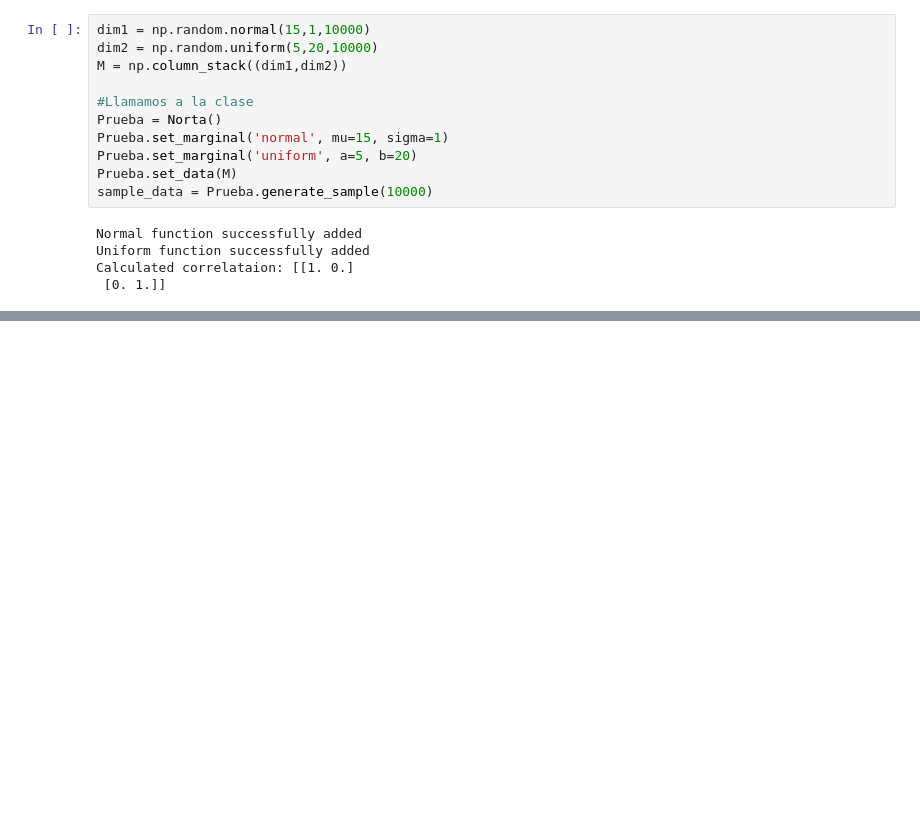
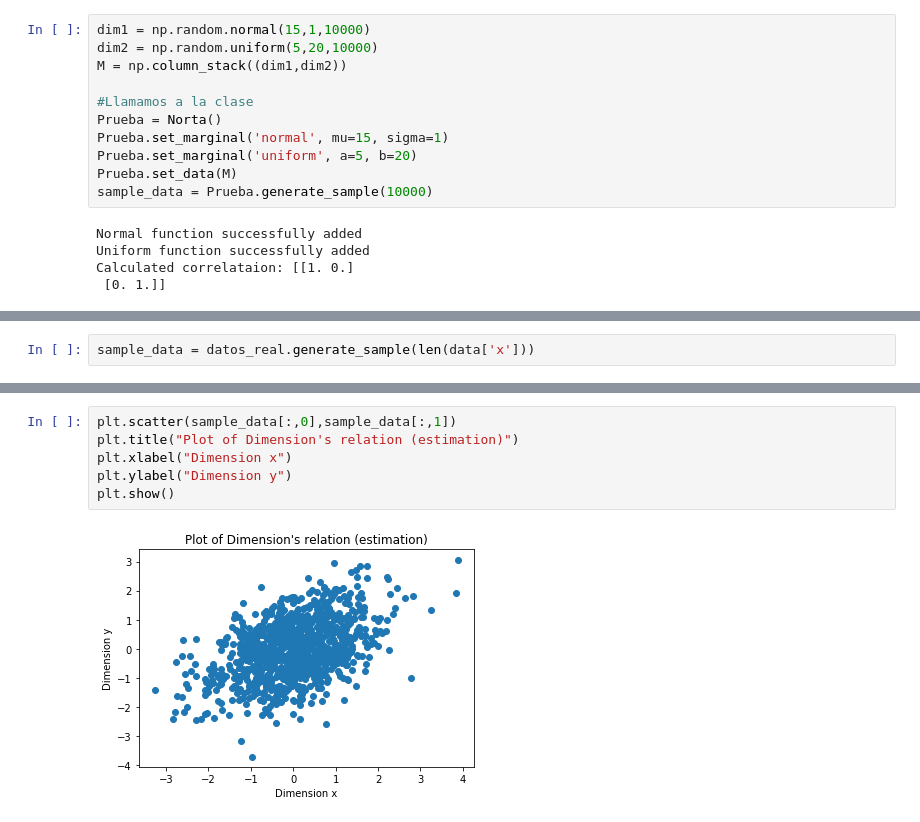
Before and after one commit to DanielNeira/NORTA, a Jupyter notebook: NORTA.ipynb, the cells around one changed output, grey strips where cells are left out. Saved outputs shown, nothing was run; the diff lists cells and outputs as text; blank space fills up the shorter version.

```diff
--- a/NORTA.ipynb
+++ b/NORTA.ipynb
@@ -332,0 +436,2 @@ for dim1, text1 in zip([0,1],["normal(mu=15, sigma=1)","uniform(a=10, b=20)"]):
+# %%
+sample_data = datos_real.generate_sample(len(data['x']))
@@ -332,0 +448,8 @@ for dim1, text1 in zip([0,1],["normal(mu=15, sigma=1)","uniform(a=10, b=20)"]):
+# %%
+plt.scatter(sample_data[:,0],sample_data[:,1])
+plt.title("Plot of Dimension's relation (estimation)")
+plt.xlabel("Dimension x")
+plt.ylabel("Dimension y")
+plt.show()
+# %% [output]
+[figure, added]
```
Also changed, not shown: parts of 13 cells of this notebook, 2 other files.
